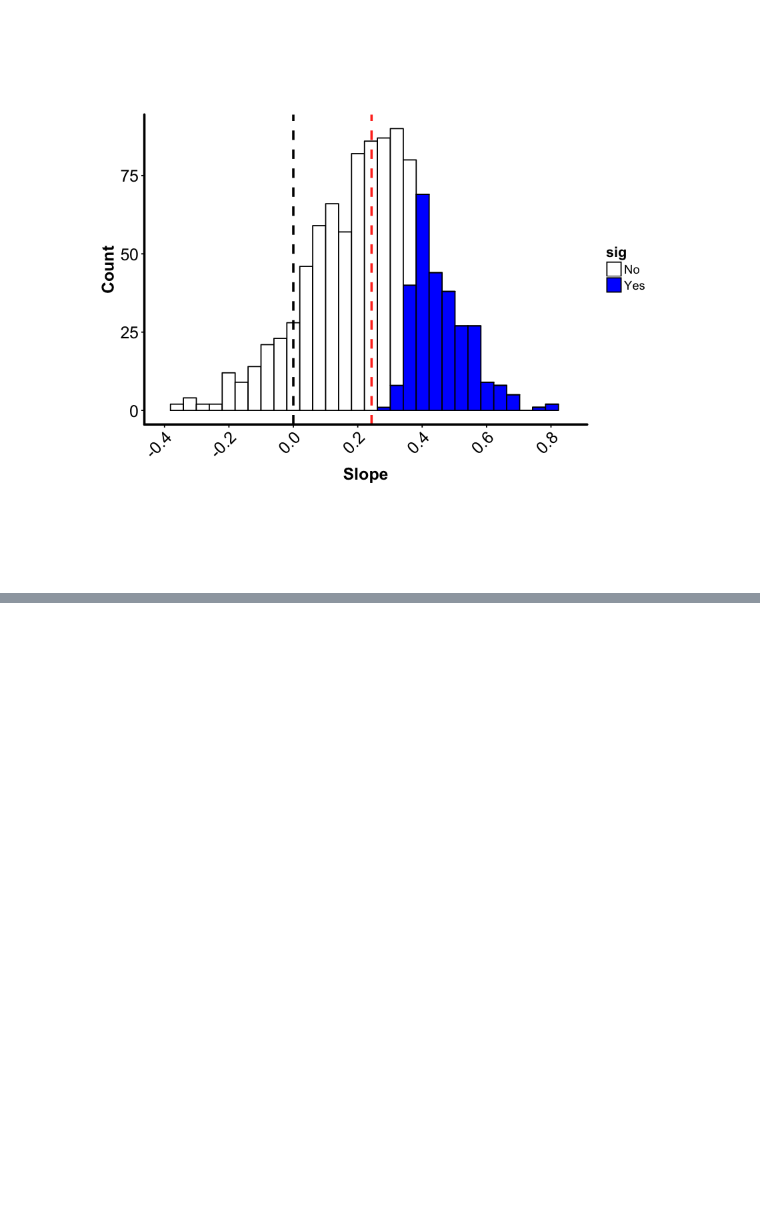
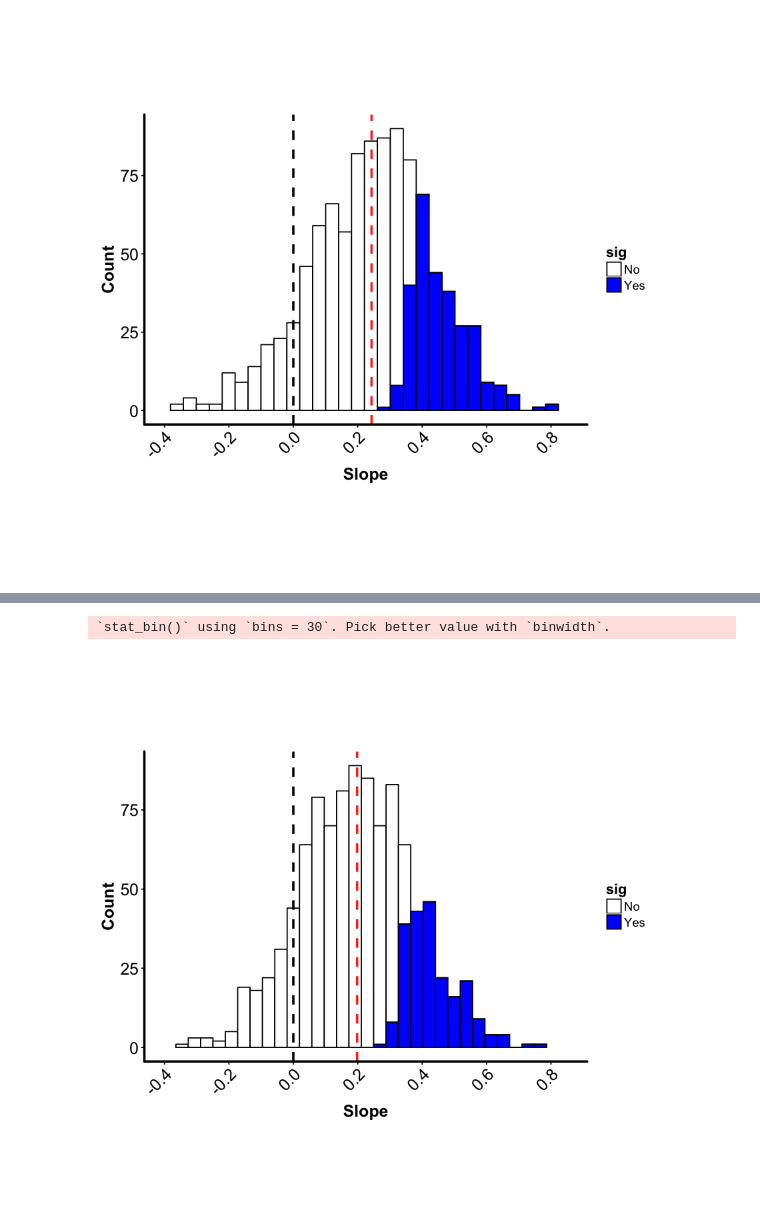
Before and after one commit to James-S-Santangelo/Simulating-Evolutionary-Clines-SEC-, a Jupyter notebook: SEC_Notebooks/R_Notebooks/allFill_Kmin10_NoMig_StdSlopes.ipynb, the cells around one changed output, grey strips where cells are left out. Saved outputs shown, nothing was run; the diff lists cells and outputs as text; code cells hidden in the pictures; blank space fills up the shorter version.

```diff
--- a/SEC_Notebooks/R_Notebooks/allFill_Kmin10_NoMig_StdSlopes.ipynb
+++ b/SEC_Notebooks/R_Notebooks/allFill_Kmin10_NoMig_StdSlopes.ipynb
@@ -159,0 +161,7 @@ StdSlopes_Observed
+# %%
+Santangelo_et_al_data_Gen250_Kmin10_NoMig <- subset(Santangelo_et_al_data_Gen250, min_K == "10" & Mig_rate == "0")
+Santangelo_et_al_data_Gen250_Kmin100_NoMig <- subset(Santangelo_et_al_data_Gen250, min_K == "100" & Mig_rate == "0")
+Santangelo_et_al_data_Gen250_Kmin1000_NoMig <- subset(Santangelo_et_al_data_Gen250, min_K == "1000" & Mig_rate == "0")
+Santangelo_et_al_data_Gen250_Kmin10_HighMig <- subset(Santangelo_et_al_data_Gen250, min_K == "10" & Mig_rate == "0.05")
+Santangelo_et_al_data_Gen250_Kmin100_HighMig <- subset(Santangelo_et_al_data_Gen250, min_K == "100" & Mig_rate == "0.05")
+Santangelo_et_al_data_Gen250_Kmin1000_HighMig <- subset(Santangelo_et_al_data_Gen250, min_K == "1000" & Mig_rate == "0.05")
@@ -196,0 +219,14 @@ ERROR: Error in eval(expr, envir, enclos): Can not automatically convert from ch
+# %%
+# Histogram of slopes for 'Cyan' with no migration
+Santangelo_HistSlopes_Kmin100_NoMig <- ggplot(Santangelo_et_al_data_Gen250_Kmin100_NoMig, aes(x = estimate, fill = sig)) +
+    ylab("Count") + xlab("Slope") +
+    geom_histogram(color = "black") +
+    geom_vline(data = Santangelo_et_al_data_Gen250_Kmin100_NoMig, aes(xintercept = mean(estimate)), size = 1, colour = "#FF3721", linetype = "dashed") +
+    geom_vline(xintercept = 0, size = 1, colour = "black", linetype = "dashed") +
+    scale_fill_manual(labels = c("No", "Yes"), values=c("white", "blue")) +
+    coord_cartesian(xlim = c(-0.4, 0.85)) + scale_x_continuous(breaks = seq(from = -0.4, to = 0.8, by = 0.2)) +
+    ng1.45
+Santangelo_HistSlopes_Kmin100_NoMig
+# %% [output]
+`stat_bin()` using `bins = 30`. Pick better value with `binwidth`.
+[figure, added]
```
Also changed, not shown: parts of 10 cells of this notebook.
